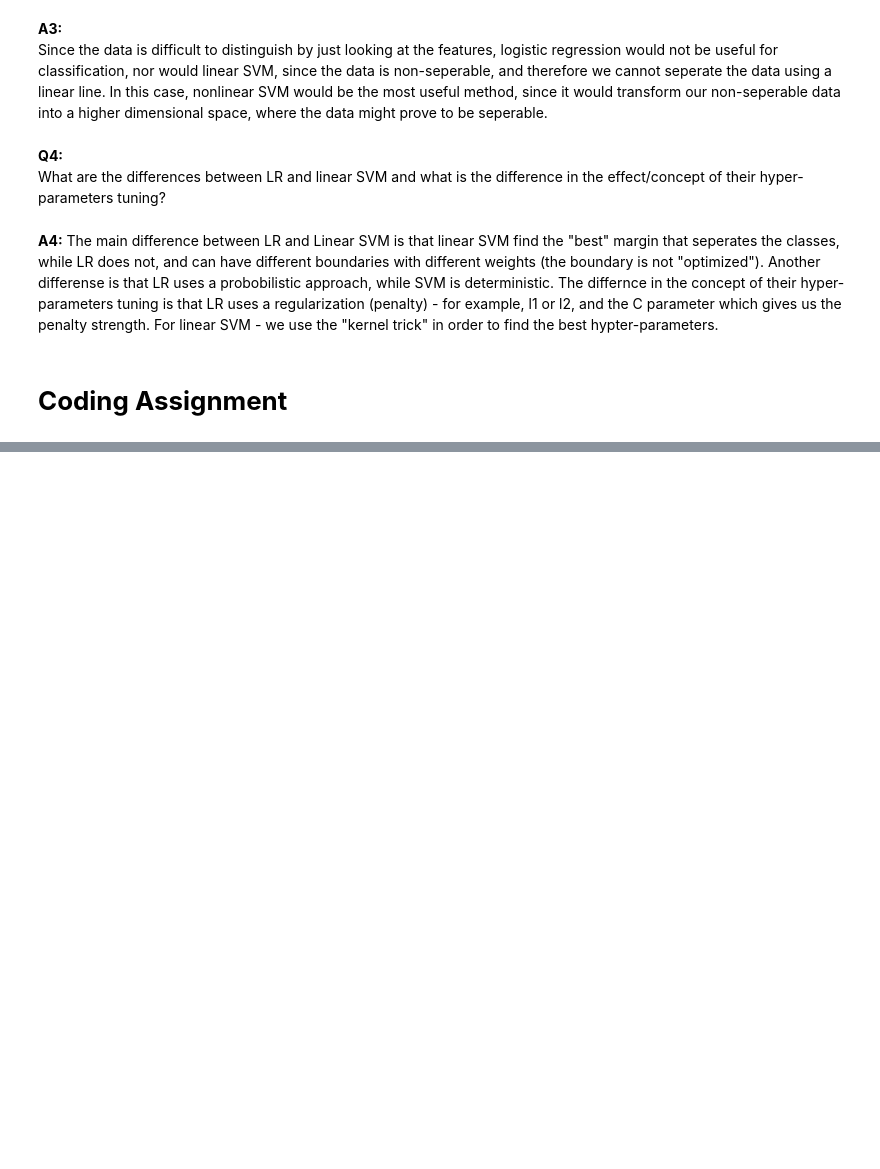
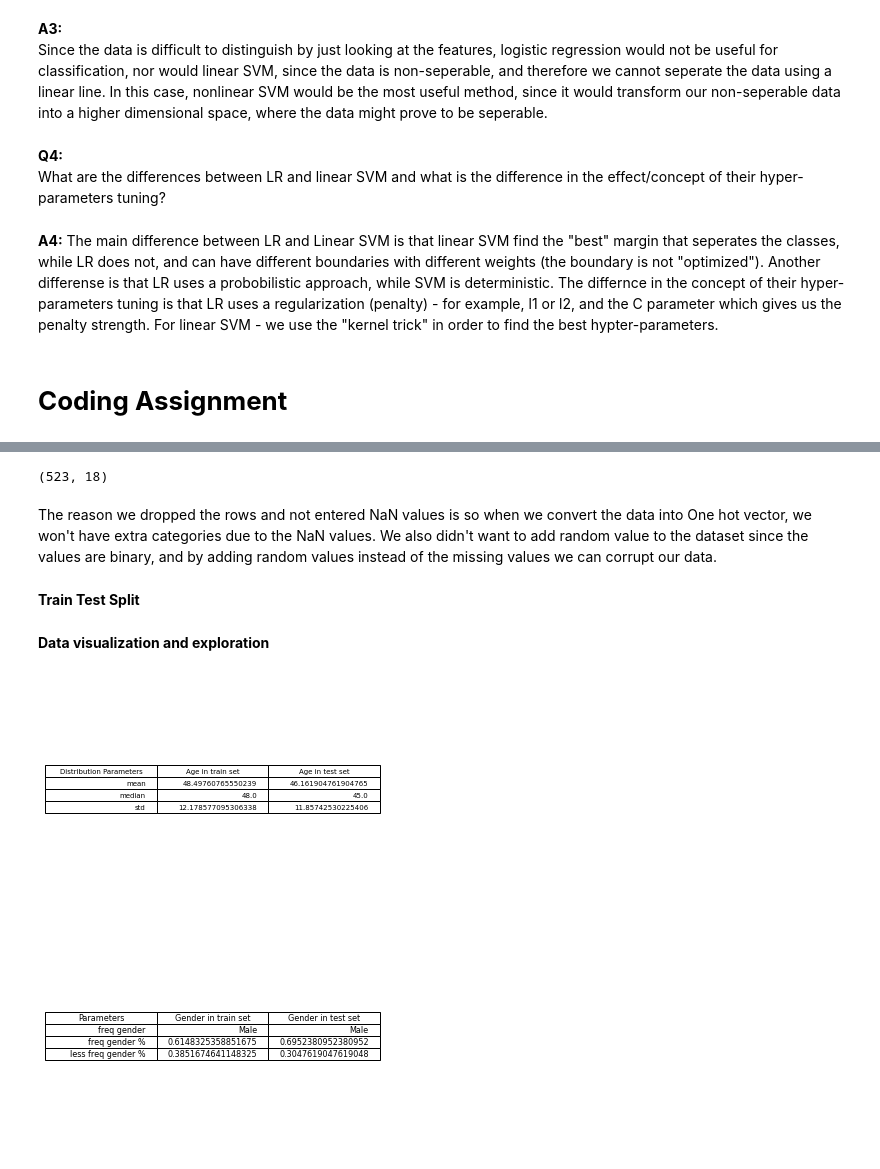
Before and after one commit to mlh-master/hw2_mlh-daniel-omer, a Jupyter notebook: HW2_MLH.ipynb, the cells around one changed output, grey strips where cells are left out. Drawn from its saved outputs; the diff is of its cells as text; code cells hidden in the pictures; blank space fills up the shorter version.

```diff
--- a/HW2_MLH.ipynb
+++ b/HW2_MLH.ipynb
@@ -73,3 +69,20 @@ for i,j in zip(row,col):
+# %%
+#T1D data
+df_raw = pd.read_csv("HW2_data.csv")
+df = df_raw.copy()
+
+#preprocessing
+#converting family history to Yes/No
+df['Family History'] = df['Family History'].map({1: 'Yes', 0 : 'No'})
+#since only around 7% of data has missing values, we dropped these rows
+df = df.dropna()
+print(df.shape)
+# %% [output]
+(523, 18)
+# %% [markdown]
+The reason we dropped the rows and not entered NaN values is so when we convert the data into One hot vector, we won't have extra categories due to the NaN values. We also didn't want to add random value to the dataset since the values are binary, and by adding random values instead of the missing values we can corrupt our data.
+# %% [markdown]
+**Train Test Split**
 # %%
 # train test split
 # feature columns
@@ -82,0 +94,28 @@ X_train, x_test, Y_train, y_test = train_test_split(X, y, test_size = 0.20, rand
+# %% [markdown]
+<b>Data visualization and exploration<b>
+# %%
+#Distribution in train and test set
+
+fig1, ax1 =plt.subplots(1,1)
+st1 = X_train.iloc[:,0].describe()
+st2 = x_test.iloc[:,0].describe()
+data = [['mean',st1['mean'],st2['mean']],['median',st1['50%'],st2['50%']],['std',st1['std'],st2['std']]]
+
+column_labels=["Distribution Parameters", "Age in train set", "Age in test set"]
+ax1.axis('tight')
+ax1.axis('off')
+ax1.table(cellText=data,colLabels=column_labels,loc="center")
+plt.show()
+
+fig2, ax2 =plt.subplots(1,1)
+st1 = X_train.iloc[:,1].describe()
+st2 = x_test.iloc[:,1].describe()
+data = [['freq gender',st1['top'],st2['top']],['freq gender %',st1['freq']/st1['count'],st2['freq']/st2['count']],['less freq gender %',1-st1['freq']/st1['count'],1-st2['freq']/st2['count']]]
+column_labels=["Parameters", "Gender in train set", "Gender in test set"]
+ax2.axis('tight')
+ax2.axis('off')
+ax2.table(cellText=data,colLabels=column_labels,loc="center")
+plt.show()
+# %% [output]
+[figure, added]
+[figure, added]
```
Also changed, not shown: parts of 25 cells of this notebook.
